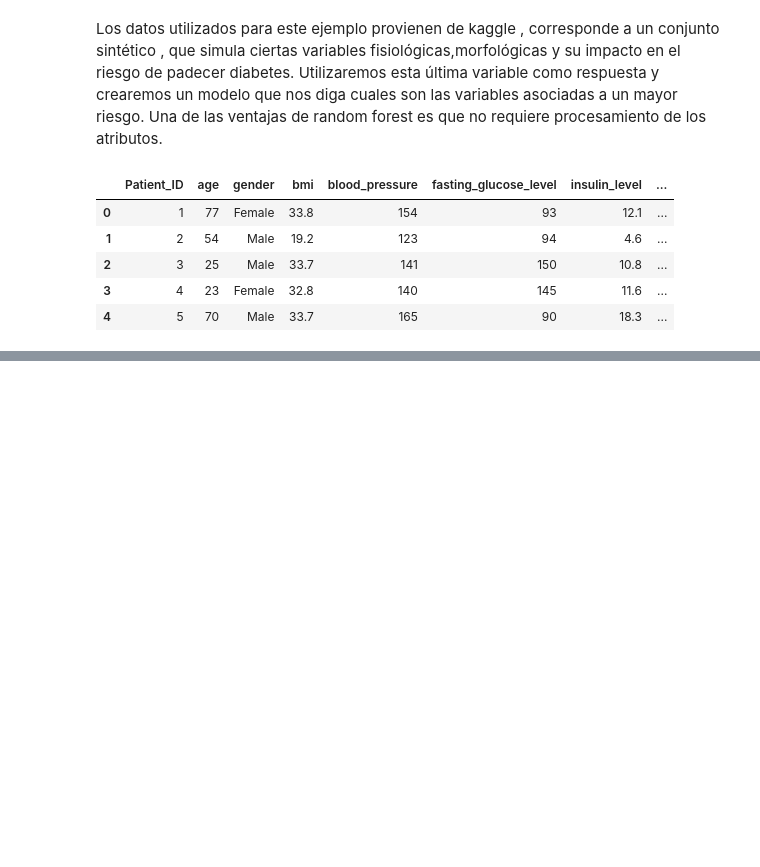
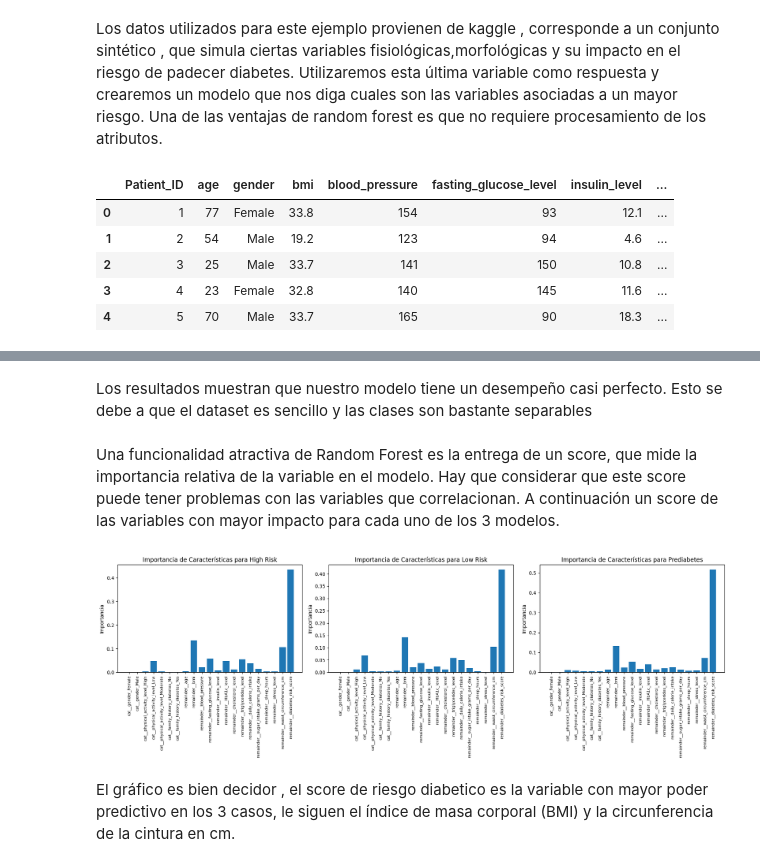
Before and after one commit to diegodiazross/ensamblados, a Jupyter notebook: ensamblados.ipynb, the cells around one changed output, grey strips where cells are left out. Drawn from its saved outputs; the diff is of its cells as text; code cells hidden in the pictures; blank space fills up the shorter version.

```diff
--- a/ensamblados.ipynb
+++ b/ensamblados.ipynb
@@ -48,0 +63,7 @@ Y = df['Patient_ID']
+# %%
+X_train_enc = preprocessor.fit_transform(X_train)
+X_test_enc  = preprocessor.transform(X_test)
+# %%
+classif = OneVsRestClassifier(RandomForestClassifier(n_estimators=100, random_state=21,n_jobs=4,oob_score=True))
+# %%
+classif.fit(X_train_enc, Y_train)
@@ -48,0 +101,39 @@ Y = df['Patient_ID']
+# %% [markdown]
+Los resultados muestran que nuestro modelo tiene un desempeño casi perfecto. Esto se debe a que el dataset es sencillo y las clases son bastante separables
+# %%
+
+# Feature importances del clasificador de la clase 0
+fi_clase_0 = classif.estimators_[0].feature_importances_
+# Feature importances del clasificador de la clase 1
+fi_clase_1 = classif.estimators_[1].feature_importances_
+# Feature importances del clasificador de la clase 2
+fi_clase_2 = classif.estimators_[2].feature_importances_
+# %% [markdown]
+
+Una funcionalidad atractiva de Random Forest es la entrega de un score, que mide la importancia relativa de la variable en el modelo. Hay que considerar que este score puede tener problemas con las variables que correlacionan.  A continuación un score de las variables con mayor impacto para cada uno de los 3 modelos.
+# %%
+import matplotlib.pyplot as plt
+
+# Obtener los nombres de las características después de la transformación
+feature_names = preprocessor.get_feature_names_out()
+
+# Crear una figura con 3 subplots en una fila
+fig, axes = plt.subplots(1, 3, figsize=(18, 6))
+
+# Lista de los vectores de importancia de características
+fi_vectors = [fi_clase_0, fi_clase_1, fi_clase_2]
+class_names = lb.classes_.tolist()
+
+for i, (fi, class_name) in enumerate(zip(fi_vectors, class_names)):
+    axes[i].bar(range(len(fi)), fi)
+    axes[i].set_xticks(range(len(fi)))
+    axes[i].set_xticklabels(feature_names, rotation=90, fontsize=8)
+    axes[i].set_title(f'Importancia de Características para {class_name}')
+    axes[i].set_ylabel('Importancia')
+
+plt.tight_layout()
+plt.show()
+# %% [output]
+[figure, added]
+# %% [markdown]
+El gráfico es bien decidor , el score de riesgo diabetico es la variable con mayor poder predictivo en los 3 casos, le siguen el índice de masa corporal (BMI) y la circunferencia de la cintura en cm.
```
Also changed, not shown: parts of 17 cells of this notebook.
